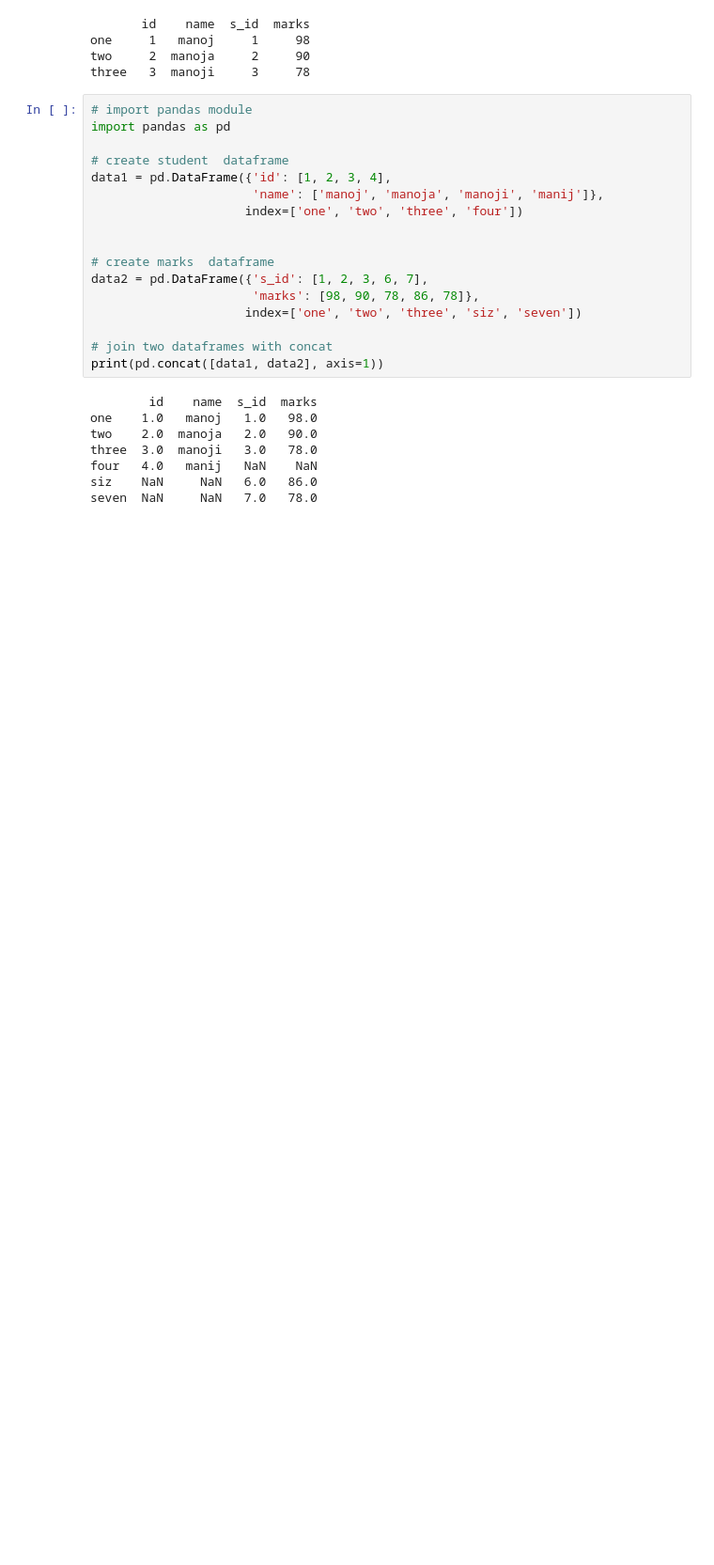
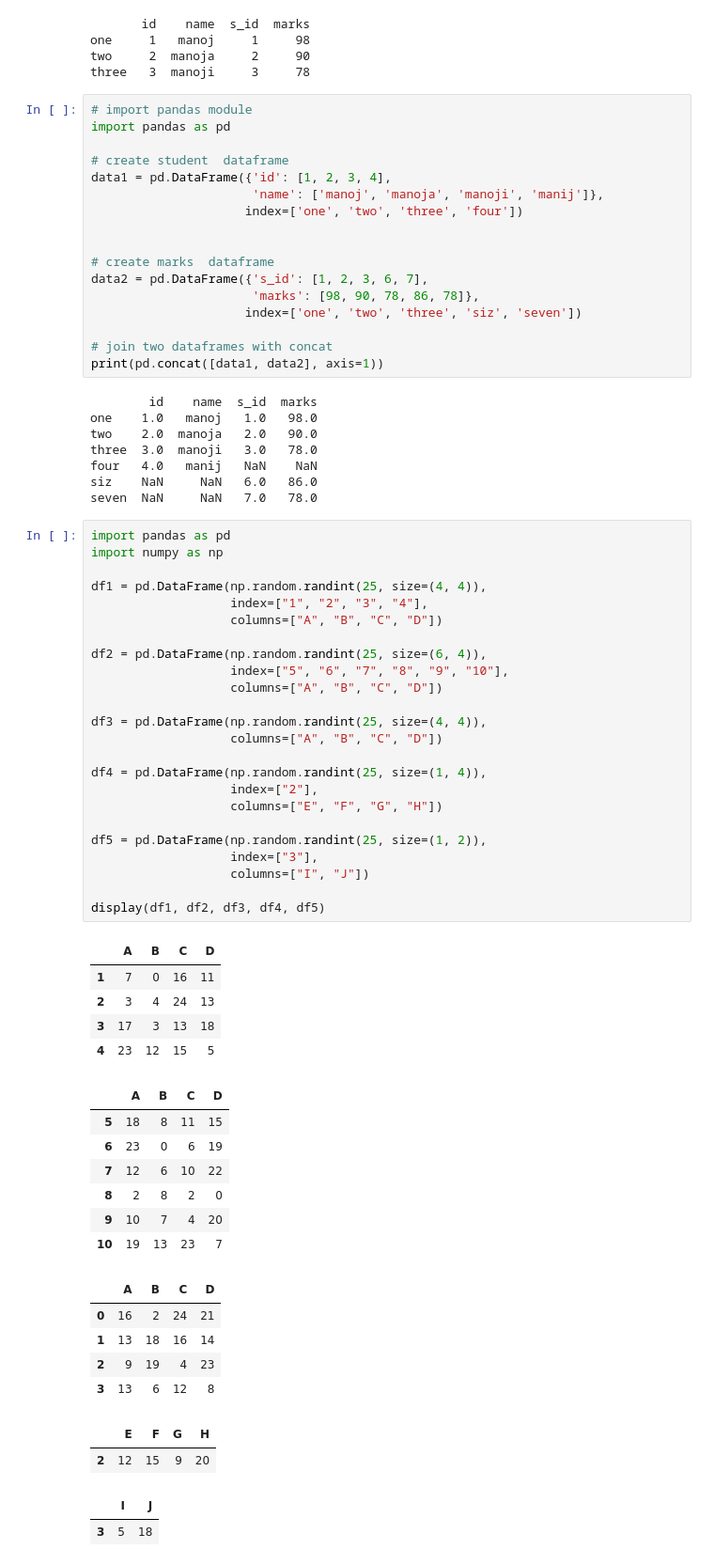
Before and after one commit to bizeasy17/investtrack, a Jupyter notebook: diggings/backtesting.ipynb, the cells around one changed output. Shown at 94% size. Drawn from its saved outputs; the diff is of its cells as text; blank space fills up the shorter version.

```diff
--- a/diggings/backtesting.ipynb
+++ b/diggings/backtesting.ipynb
@@ -693,3 +734,49 @@ three  3.0  manoji   3.0   78.0
 four   4.0   manij   NaN    NaN
 siz    NaN     NaN   6.0   86.0
 seven  NaN     NaN   7.0   78.0
+# %%
+import pandas as pd
+import numpy as np
+
+df1 = pd.DataFrame(np.random.randint(25, size=(4, 4)),
+                   index=["1", "2", "3", "4"],
+                   columns=["A", "B", "C", "D"])
+
+df2 = pd.DataFrame(np.random.randint(25, size=(6, 4)),
+                   index=["5", "6", "7", "8", "9", "10"],
+                   columns=["A", "B", "C", "D"])
+
+df3 = pd.DataFrame(np.random.randint(25, size=(4, 4)),
+                   columns=["A", "B", "C", "D"])
+
+df4 = pd.DataFrame(np.random.randint(25, size=(1, 4)),
+                   index=["2"],
+                   columns=["E", "F", "G", "H"])
+
+df5 = pd.DataFrame(np.random.randint(25, size=(1, 2)),
+                   index=["3"],
+                   columns=["I", "J"])
+
+display(df1, df2, df3, df4, df5)
+# %% [output]
+|  | A | B | C | D |
+| 1 | 7 | 0 | 16 | 11 |
+| 2 | 3 | 4 | 24 | 13 |
+| 3 | 17 | 3 | 13 | 18 |
+| 4 | 23 | 12 | 15 | 5 |
+|  | A | B | C | D |
+| 5 | 18 | 8 | 11 | 15 |
+| 6 | 23 | 0 | 6 | 19 |
+| 7 | 12 | 6 | 10 | 22 |
+| 8 | 2 | 8 | 2 | 0 |
+| 9 | 10 | 7 | 4 | 20 |
+| 10 | 19 | 13 | 23 | 7 |
+|  | A | B | C | D |
+| 0 | 16 | 2 | 24 | 21 |
+| 1 | 13 | 18 | 16 | 14 |
+| 2 | 9 | 19 | 4 | 23 |
+| 3 | 13 | 6 | 12 | 8 |
+|  | E | F | G | H |
+| 2 | 12 | 15 | 9 | 20 |
+|  | I | J |
+| 3 | 5 | 18 |
```
Also changed, not shown: parts of 4 cells of this notebook, 2 other files.
